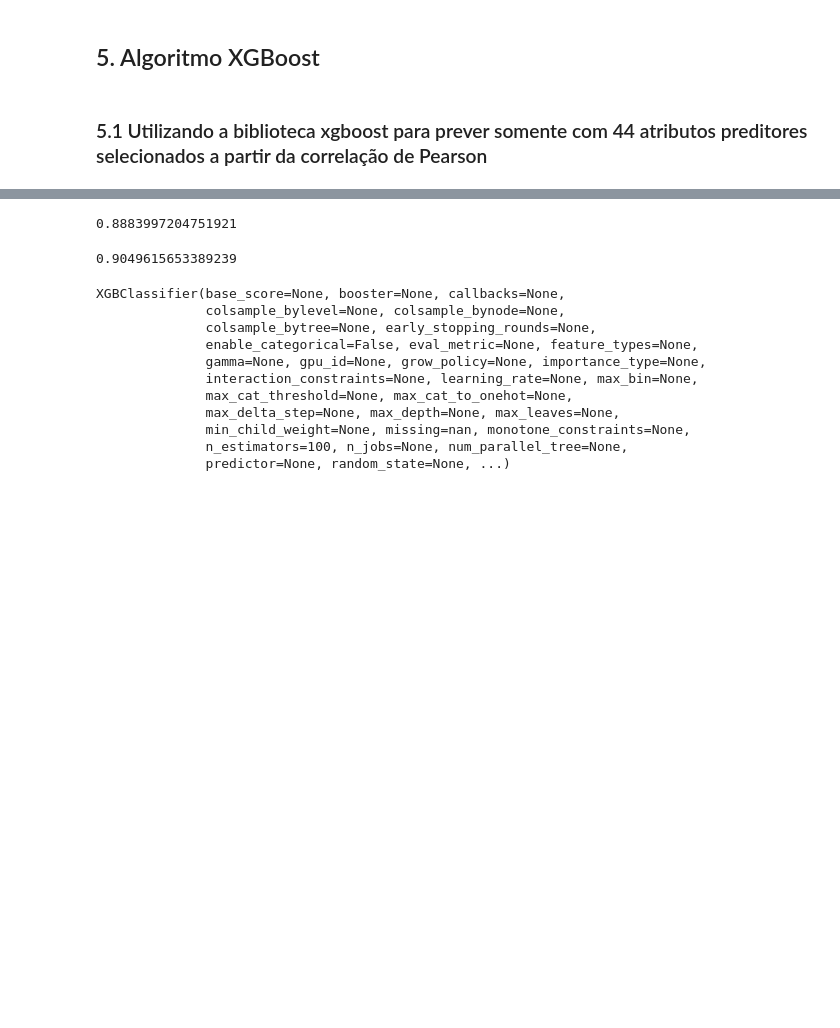
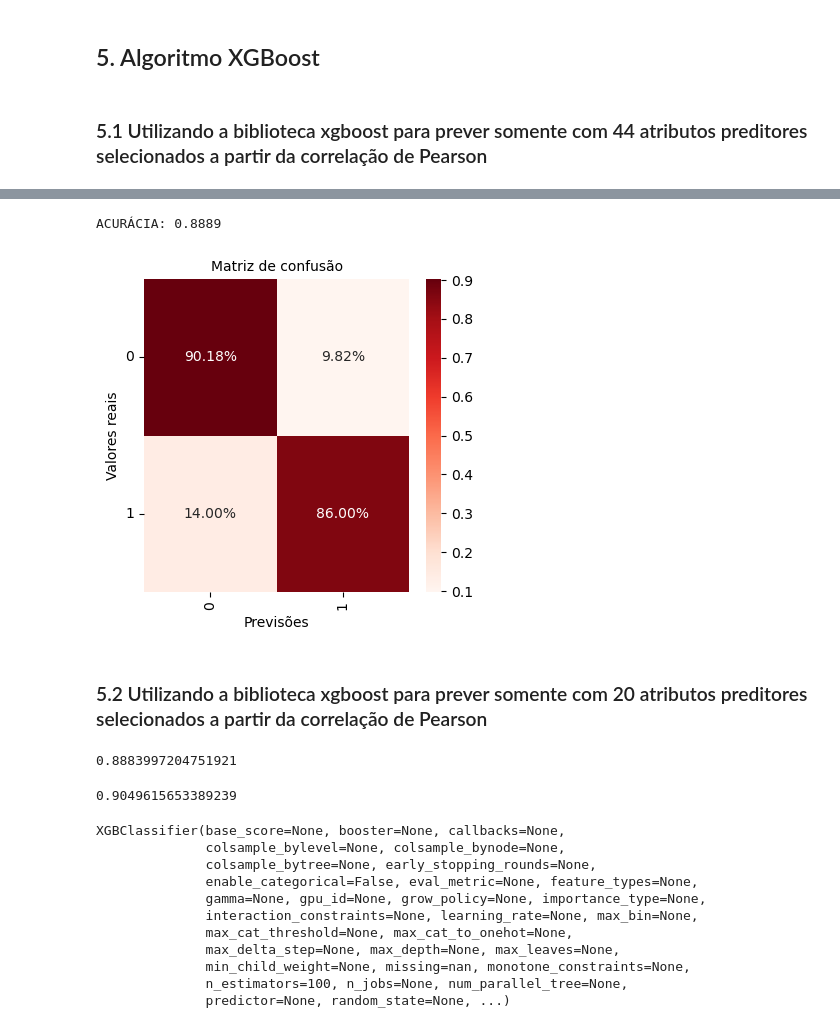
Before and after one commit to melinnediniz/RNA-AA3, a Jupyter notebook: testing_models_and_xgboost.ipynb, the cells around one changed output, grey strips where cells are left out. Drawn from its saved outputs; the diff is of its cells as text; code cells hidden in the pictures; blank space fills up the shorter version.

Commit message:
adiciona matriz de confusão do primeiro xgboost

```diff
--- a/testing_models_and_xgboost.ipynb
+++ b/testing_models_and_xgboost.ipynb
@@ -175,0 +171,2 @@ class_xgb = xgb.XGBClassifier(booster='gblinear')
+# %%
+class_xgb_45.fit(X_train_norm, y_train)
@@ -175,0 +185,10 @@ class_xgb = xgb.XGBClassifier(booster='gblinear')
+# %%
+y_xgb = class_xgb_45.predict(X_test_norm)
+# %%
+get_accuracy(y_test, y_xgb)
+plot_confusion_matrix(y_test, y_xgb, True)
+# %% [output]
+ACURÁCIA: 0.8889
+[figure, added]
+# %% [markdown]
+### 5.2 Utilizando a biblioteca xgboost para prever somente com 20 atributos preditores selecionados a partir da correlação de Pearson
```
Also changed, not shown: parts of 29 cells of this notebook.
